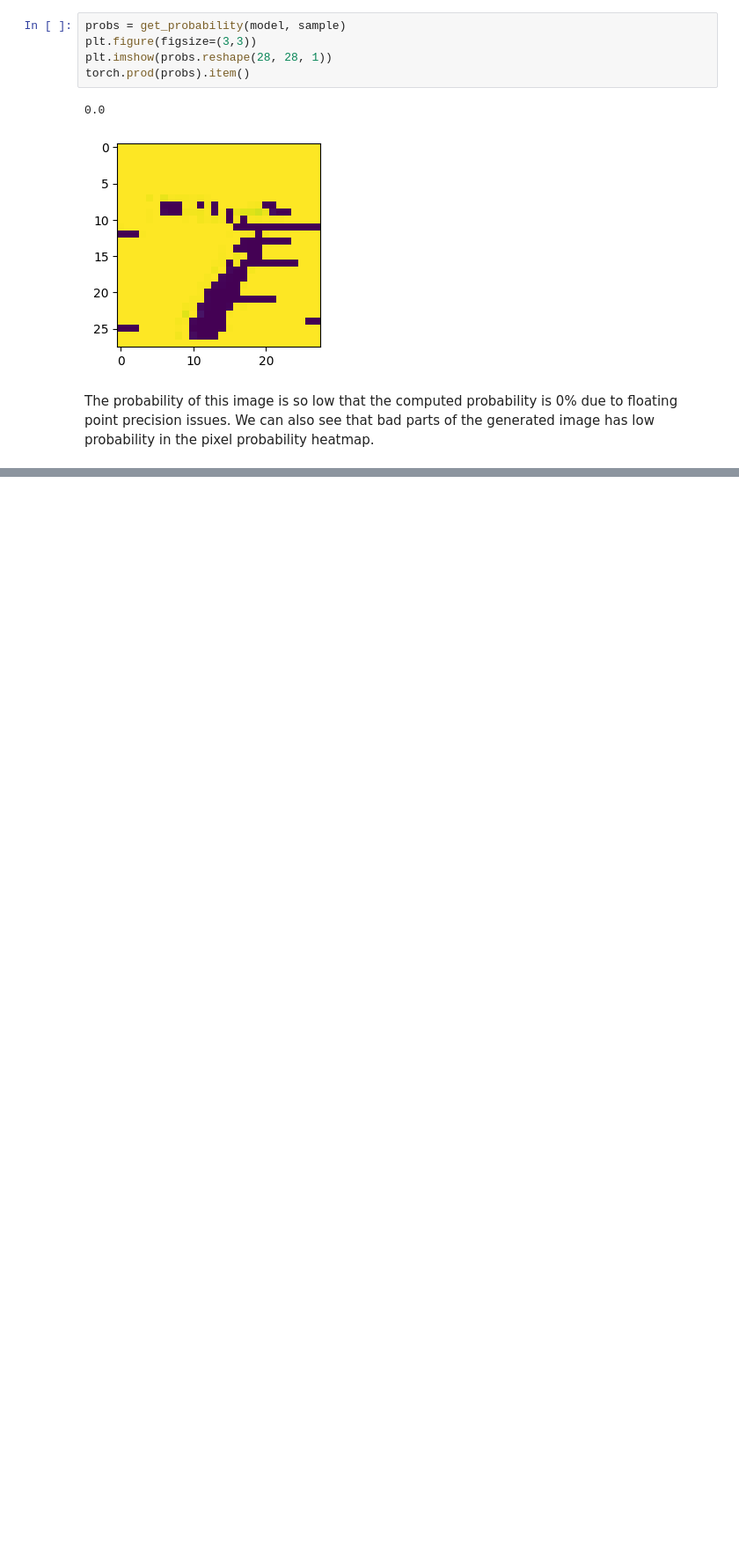
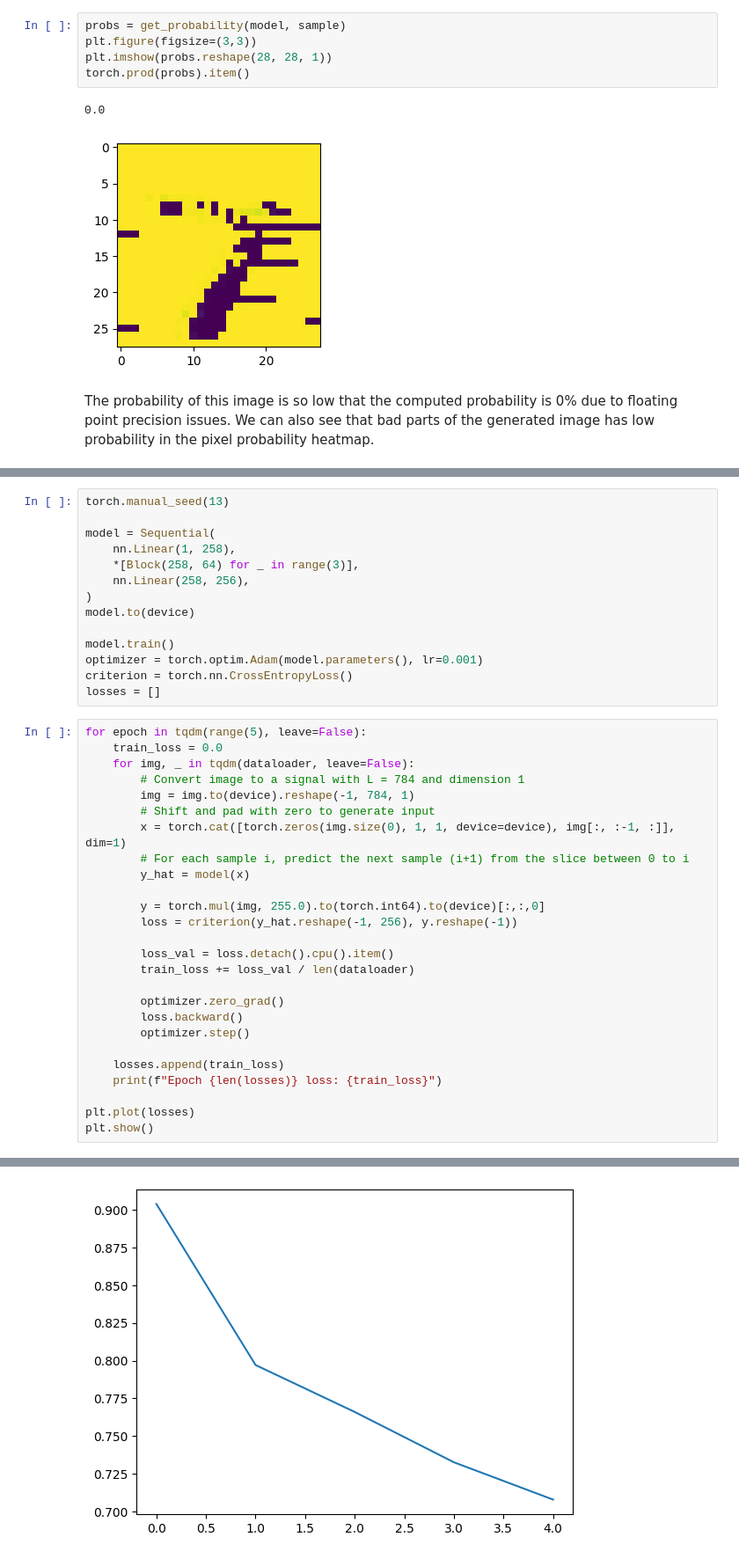
Before and after one commit to necrashter/SaShiMi-796, a Jupyter notebook: S4-MNIST-Demo.ipynb, the cells around one changed output, grey strips where cells are left out. Shown: that part at 88% size. Saved outputs shown, nothing was run; the diff lists cells and outputs as text; blank space fills up the shorter version.

```diff
--- a/S4-MNIST-Demo.ipynb
+++ b/S4-MNIST-Demo.ipynb
@@ -334,0 +329,41 @@ The probability of this image is so low that the computed probability is 0% due
+# %%
+torch.manual_seed(13)
+
+model = Sequential(
+    nn.Linear(1, 258),
+    *[Block(258, 64) for _ in range(3)],
+    nn.Linear(258, 256),
+)
+model.to(device)
+
+model.train()
+optimizer = torch.optim.Adam(model.parameters(), lr=0.001)
+criterion = torch.nn.CrossEntropyLoss()
+losses = []
+# %%
+for epoch in tqdm(range(5), leave=False):
+    train_loss = 0.0
+    for img, _ in tqdm(dataloader, leave=False):
+        # Convert image to a signal with L = 784 and dimension 1
+        img = img.to(device).reshape(-1, 784, 1)
+        # Shift and pad with zero to generate input
+        x = torch.cat([torch.zeros(img.size(0), 1, 1, device=device), img[:, :-1, :]], dim=1)
+        # For each sample i, predict the next sample (i+1) from the slice between 0 to i
+        y_hat = model(x)
+
+        y = torch.mul(img, 255.0).to(torch.int64).to(device)[:,:,0]
+        loss = criterion(y_hat.reshape(-1, 256), y.reshape(-1))
+
+        loss_val = loss.detach().cpu().item()
+        train_loss += loss_val / len(dataloader)
+
+        optimizer.zero_grad()
+        loss.backward()
+        optimizer.step()
+
+    losses.append(train_loss)
+    print(f"Epoch {len(losses)} loss: {train_loss}")
+
+plt.plot(losses)
+plt.show()
+# %% [output]
@@ -334,0 +375 @@ The probability of this image is so low that the computed probability is 0% due
+[figure, added]
```
Also changed, not shown: parts of 9 cells of this notebook.
